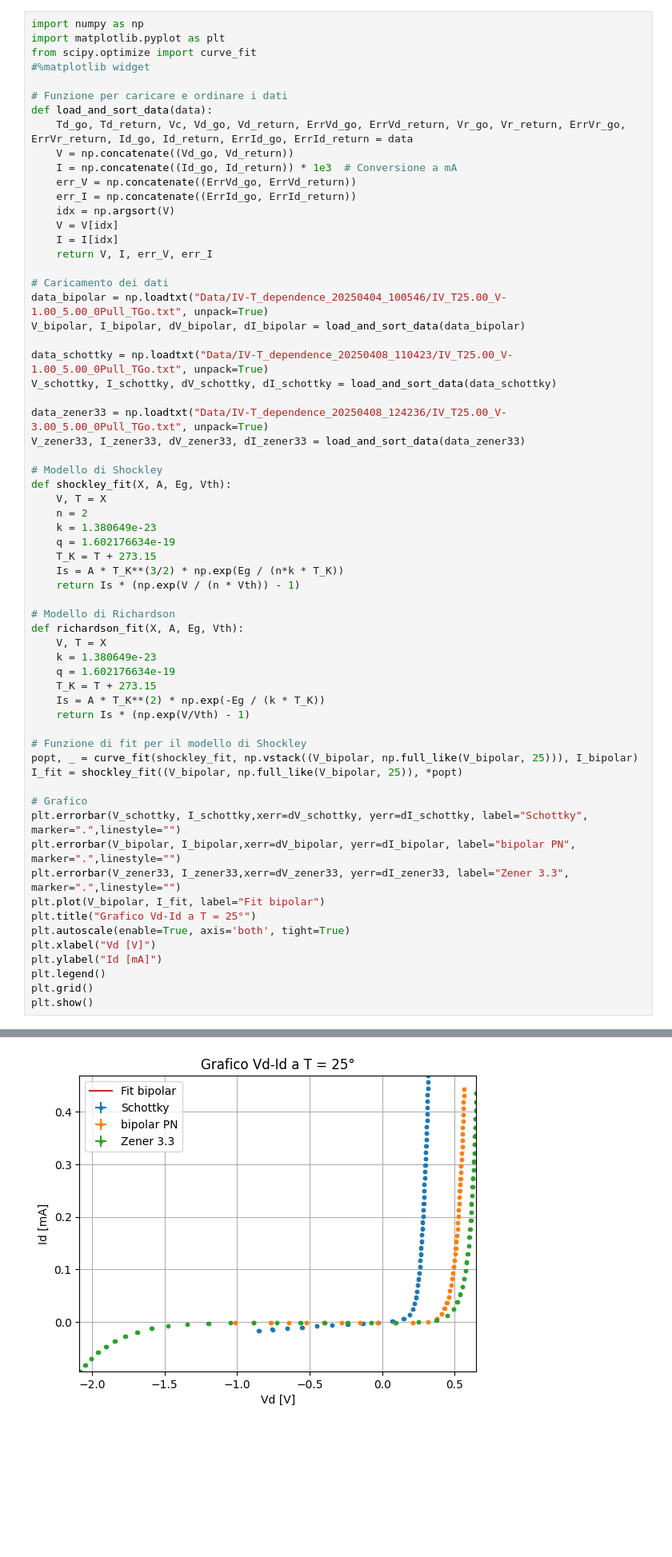
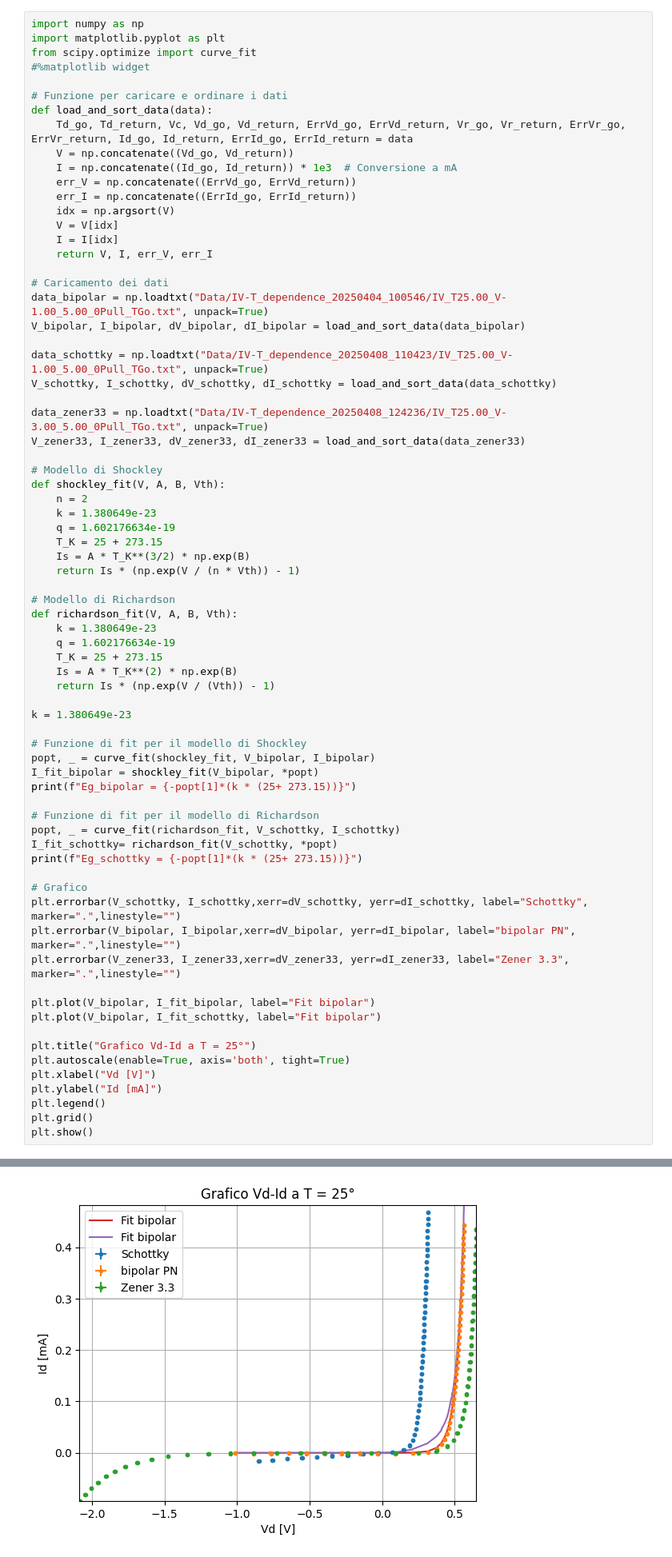
Before and after one commit to moncapiten/PID, a Jupyter notebook: logbook.ipynb, the cells around one changed output, grey strips where cells are left out. Shown at 80% size. Drawn from its saved outputs; the diff is of its cells as text; blank space fills up the shorter version.

```diff
--- a/logbook.ipynb
+++ b/logbook.ipynb
@@ -102,33 +102,42 @@ data_zener33 = np.loadtxt("Data/IV-T_dependence_20250408_124236/IV_T25.00_V-3.00
 V_zener33, I_zener33, dV_zener33, dI_zener33 = load_and_sort_data(data_zener33)
 
 # Modello di Shockley
-def shockley_fit(X, A, Eg, Vth):
-    V, T = X
+def shockley_fit(V, A, B, Vth):
     n = 2
     k = 1.380649e-23
     q = 1.602176634e-19
-    T_K = T + 273.15
-    Is = A * T_K**(3/2) * np.exp(Eg / (n*k * T_K))
+    T_K = 25 + 273.15
+    Is = A * T_K**(3/2) * np.exp(B)
     return Is * (np.exp(V / (n * Vth)) - 1)
 
 # Modello di Richardson
-def richardson_fit(X, A, Eg, Vth):
-    V, T = X
+def richardson_fit(V, A, B, Vth):
     k = 1.380649e-23
     q = 1.602176634e-19
-    T_K = T + 273.15
-    Is = A * T_K**(2) * np.exp(-Eg / (k * T_K))
-    return Is * (np.exp(V/Vth) - 1)
+    T_K = 25 + 273.15
+    Is = A * T_K**(2) * np.exp(B)
+    return Is * (np.exp(V / (Vth)) - 1)
+
+k = 1.380649e-23
 
 # Funzione di fit per il modello di Shockley
-popt, _ = curve_fit(shockley_fit, np.vstack((V_bipolar, np.full_like(V_bipolar, 25))), I_bipolar)
-I_fit = shockley_fit((V_bipolar, np.full_like(V_bipolar, 25)), *popt)
+popt, _ = curve_fit(shockley_fit, V_bipolar, I_bipolar)
+I_fit_bipolar = shockley_fit(V_bipolar, *popt)
+print(f"Eg_bipolar = {-popt[1]*(k * (25+ 273.15))}")
+
+# Funzione di fit per il modello di Richardson
+popt, _ = curve_fit(richardson_fit, V_schottky, I_schottky)
+I_fit_schottky= richardson_fit(V_schottky, *popt)
+print(f"Eg_schottky = {-popt[1]*(k * (25+ 273.15))}")
 
 # Grafico
 plt.errorbar(V_schottky, I_schottky,xerr=dV_schottky, yerr=dI_schottky, label="Schottky", marker=".",linestyle="")
 plt.errorbar(V_bipolar, I_bipolar,xerr=dV_bipolar, yerr=dI_bipolar, label="bipolar PN", marker=".",linestyle="")
 plt.errorbar(V_zener33, I_zener33,xerr=dV_zener33, yerr=dI_zener33, label="Zener 3.3", marker=".",linestyle="")
-plt.plot(V_bipolar, I_fit, label="Fit bipolar")
+
+plt.plot(V_bipolar, I_fit_bipolar, label="Fit bipolar")
+plt.plot(V_bipolar, I_fit_schottky, label="Fit bipolar")
+
 plt.title("Grafico Vd-Id a T = 25°")
 plt.autoscale(enable=True, axis='both', tight=True)
 plt.xlabel("Vd [V]")
@@ -140,4 +151,4 @@ plt.show()
-[figure, old version]
+[figure, new version]
 # %% [markdown]
 - "IV-T_dependence_20250404_100546" è la cartella con presa dati completa del diodo PN
 - "IV-T_dependence_20250408_110423" è la cartella con presa dati completa del diodo Shottky
```
Also changed, not shown: parts of 2 cells of this notebook.
